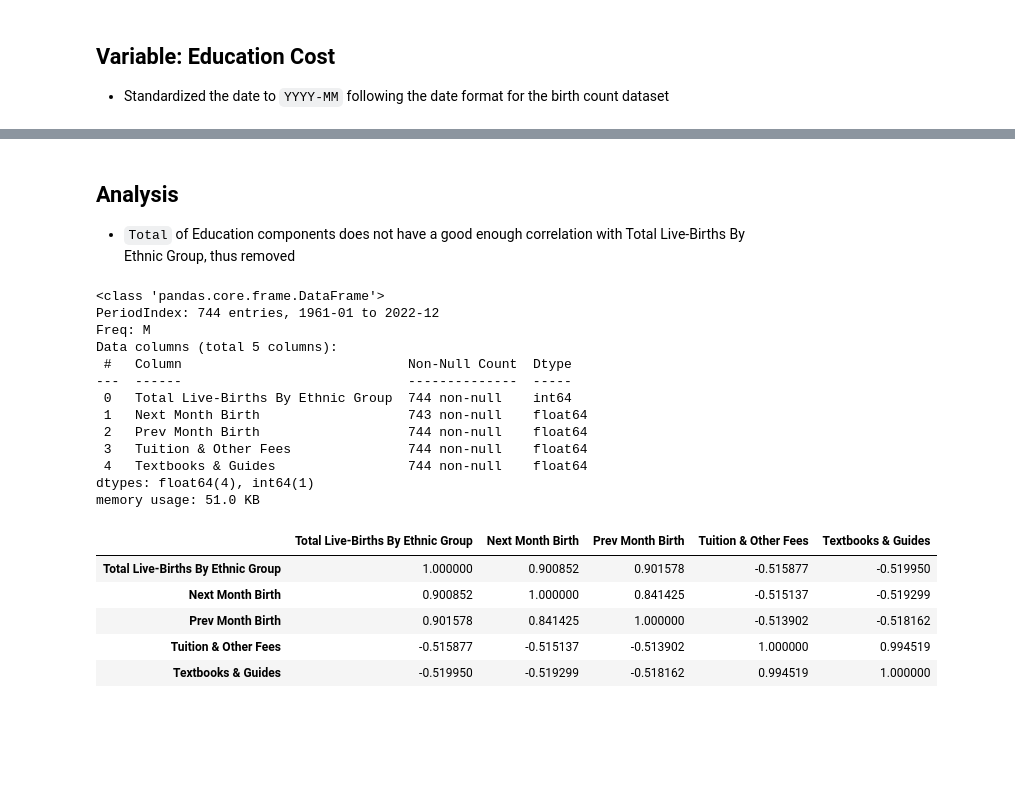
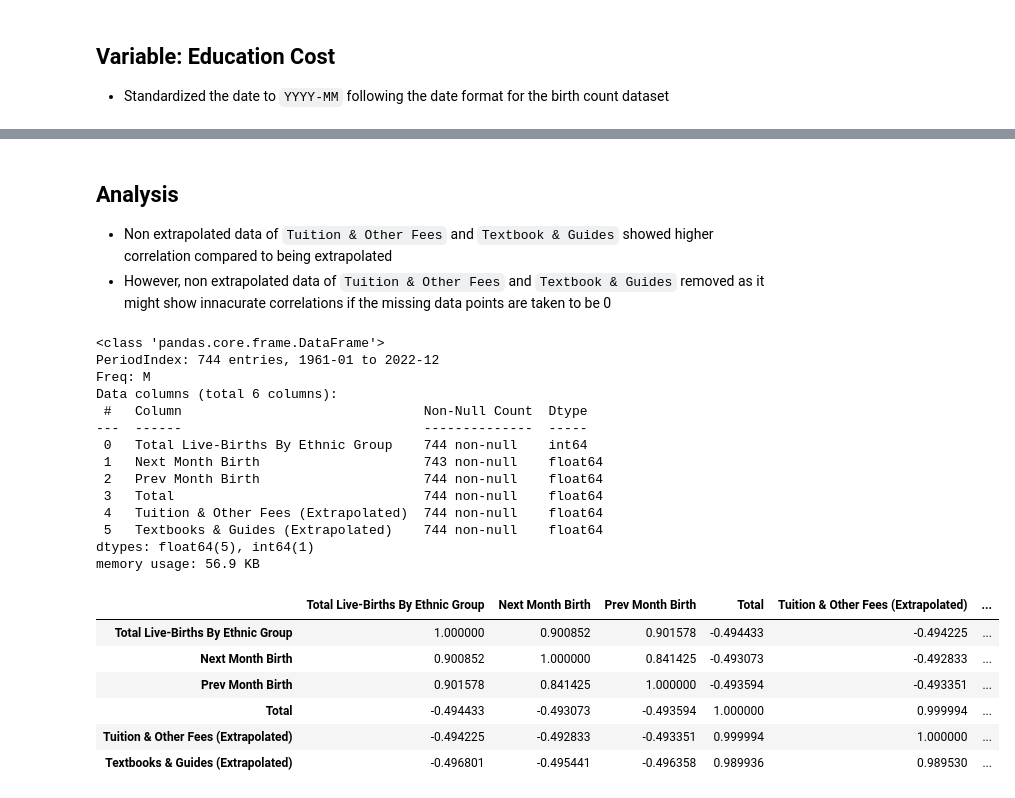
Before and after one commit to SleepHan/SC1015-Mini-Project, a Jupyter notebook: Education Cost Analysis.ipynb, the cells around one changed output, grey strips where cells are left out. Drawn from its saved outputs; the diff is of its cells as text; code cells hidden in the pictures; blank space fills up the shorter version.

```diff
--- a/Education Cost Analysis.ipynb
+++ b/Education Cost Analysis.ipynb
@@ -102,7 +114,9 @@ eduBaby['Prev Month Birth'] = eduBaby['Total Live-Births By Ethnic Group'].shift
 eduTotal = eduBaby.join(edu['Total'], how='inner')
 eduTuition = eduBaby.join(edu['Tuition & Other Fees'], how='inner')
 eduText = eduBaby.join(edu['Textbooks & Guides'], how='inner')
-eduMerge = pd.concat([eduTotal, eduTuition, eduText], axis=1, join='inner')
+eduTuitionEx = eduBaby.join(edu['Tuition & Other Fees (Extrapolated)'], how='inner')
+eduTextEx = eduBaby.join(edu['Textbooks & Guides (Extrapolated)'], how='inner')
+eduMerge = pd.concat([eduTotal, eduTuition, eduText, eduTuitionEx, eduTextEx], axis=1, join='inner')
 eduMerge = eduMerge.loc[:,~eduMerge.columns.duplicated(keep='first')]
 eduMerge.plot(figsize=(20, 10))
 # %% [output]
@@ -136,29 +149,32 @@ memory usage: 56.9 KB
 # %% [markdown]
 ## Analysis
-- `Total` of Education components does not have a good enough correlation with Total Live-Births By Ethnic Group, thus removed
+- Non extrapolated data of `Tuition & Other Fees` and `Textbook & Guides` showed higher correlation compared to being extrapolated
+- However, non extrapolated data of `Tuition & Other Fees` and `Textbook & Guides` removed as it might show innacurate correlations if the missing data points are taken to be 0
 # %%
-eduUpdate = pd.concat([eduTuition, eduText], axis=1, join='inner')
+eduUpdate = pd.concat([eduTotal,eduTuitionEx, eduTextEx], axis=1, join='inner')
 eduUpdate = eduUpdate.loc[:,~eduUpdate.columns.duplicated(keep='first')]
 eduUpdate.info()
 eduUpdate.corr()
 # %% [output]
 <class 'pandas.core.frame.DataFrame'>
 PeriodIndex: 744 entries, 1961-01 to 2022-12
 Freq: M
-Data columns (total 5 columns):
- #   Column                             Non-Null Count  Dtype
----  ------                             --------------  -----
- 0   Total Live-Births By Ethnic Group  744 non-null    int64
- 1   Next Month Birth                   743 non-null    float64
- 2   Prev Month Birth                   744 non-null    float64
- 3   Tuition & Other Fees               744 non-null    float64
- 4   Textbooks & Guides                 744 non-null    float64
-dtypes: float64(4), int64(1)
-memory usage: 51.0 KB
+Data columns (total 6 columns):
+ #   Column                               Non-Null Count  Dtype
+---  ------                               --------------  -----
+ 0   Total Live-Births By Ethnic Group    744 non-null    int64
+ 1   Next Month Birth                     743 non-null    float64
+ 2   Prev Month Birth                     744 non-null    float64
+ 3   Total                                744 non-null    float64
+ 4   Tuition & Other Fees (Extrapolated)  744 non-null    float64
+ 5   Textbooks & Guides (Extrapolated)    744 non-null    float64
+dtypes: float64(5), int64(1)
+memory usage: 56.9 KB
-|  | Total Live-Births By Ethnic Group | Next Month Birth | Prev Month Birth | Tuition & Other Fees | Textbooks & Guides |
-| Total Live-Births By Ethnic Group | 1.000000 | 0.900852 | 0.901578 | -0.515877 | -0.519950 |
-| Next Month Birth | 0.900852 | 1.000000 | 0.841425 | -0.515137 | -0.519299 |
-| Prev Month Birth | 0.901578 | 0.841425 | 1.000000 | -0.513902 | -0.518162 |
-| Tuition & Other Fees | -0.515877 | -0.515137 | -0.513902 | 1.000000 | 0.994519 |
-| Textbooks & Guides | -0.519950 | -0.519299 | -0.518162 | 0.994519 | 1.000000 |
+|  | Total Live-Births By Ethnic Group | Next Month Birth | Prev Month Birth | Total | Tuition & Other Fees (Extrapolated) | ... |
+| Total Live-Births By Ethnic Group | 1.000000 | 0.900852 | 0.901578 | -0.494433 | -0.494225 | ... |
+| Next Month Birth | 0.900852 | 1.000000 | 0.841425 | -0.493073 | -0.492833 | ... |
+| Prev Month Birth | 0.901578 | 0.841425 | 1.000000 | -0.493594 | -0.493351 | ... |
+| Total | -0.494433 | -0.493073 | -0.493594 | 1.000000 | 0.999994 | ... |
+| Tuition & Other Fees (Extrapolated) | -0.494225 | -0.492833 | -0.493351 | 0.999994 | 1.000000 | ... |
+| Textbooks & Guides (Extrapolated) | -0.496801 | -0.495441 | -0.496358 | 0.989936 | 0.989530 | ... |
 # %% [markdown]
```
Also changed, not shown: parts of 19 cells of this notebook, 1 other file.
